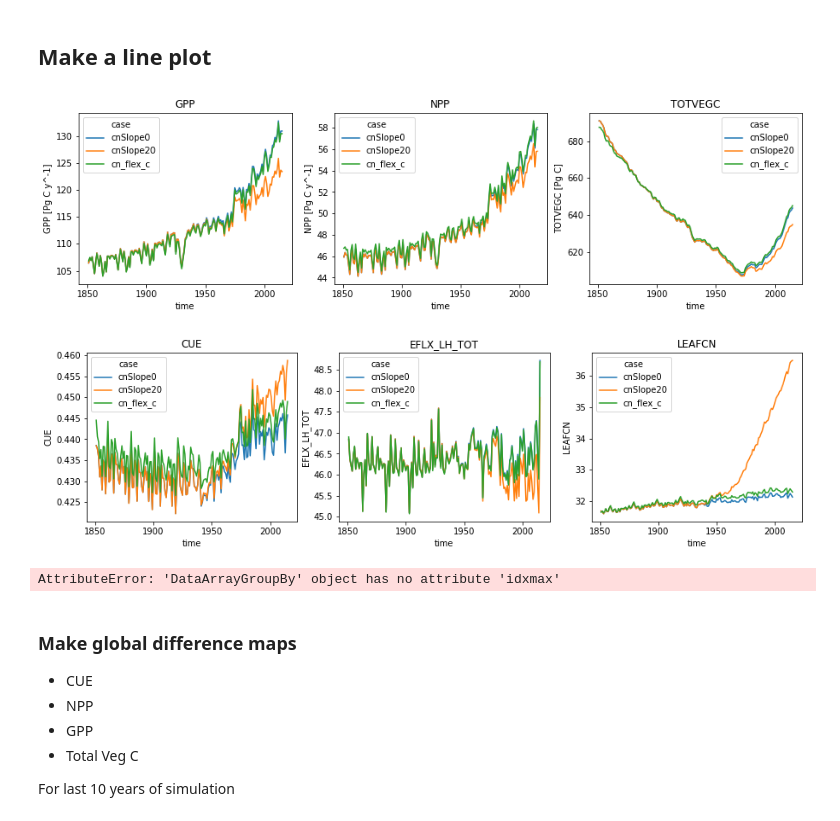
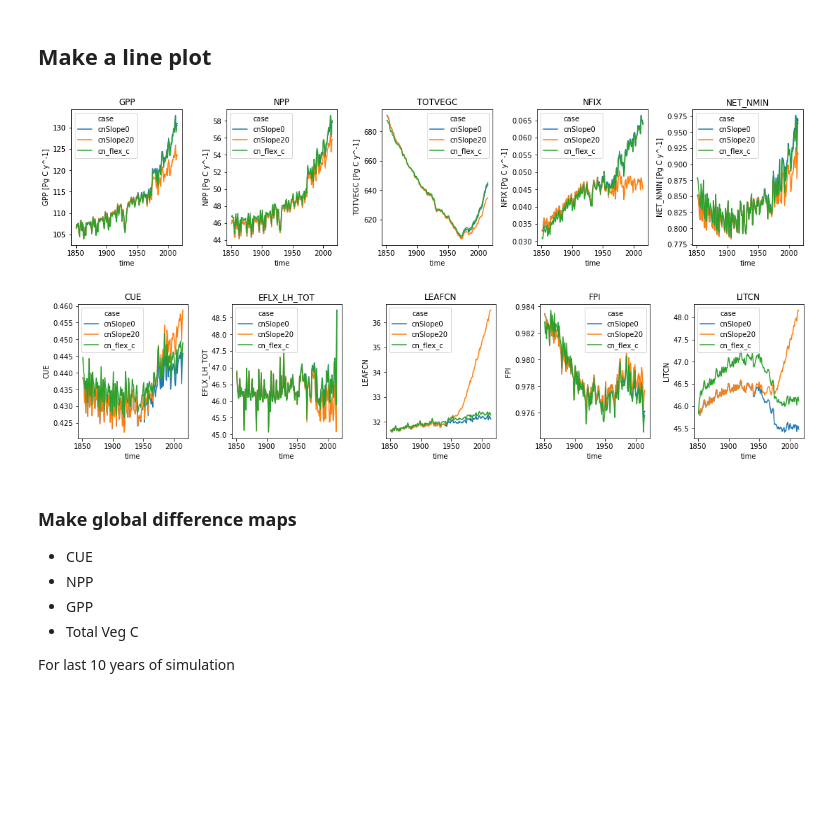
Before and after one commit to emhauser/Foliar-Stoichiometry_CO2, a Jupyter notebook: CN_CO2Global.ipynb, the cells around one changed output. Saved outputs shown, nothing was run; the diff lists cells and outputs as text; code cells hidden in the pictures; blank space fills up the shorter version.

Commit message:
Adding feedback plots

```diff
--- a/CN_CO2Global.ipynb
+++ b/CN_CO2Global.ipynb
@@ -51,7 +51,7 @@ print(fin2[0])
 ### Read in data
 # %%
 # Read in data, time and time_bounds just used for utils.time_set_mid
-var = ['NPP', 'GPP', 'LEAFCN', 'EFLX_LH_TOT', 'TOTVEGC', 'ELAI',
+var = ['NPP', 'GPP', 'LEAFCN', 'EFLX_LH_TOT', 'TOTVEGC', 'ELAI', 'TOTLITC','TOTLITN','FPI', 'NET_NMIN', 'NFIX',
        'time', 'time_bounds']
 
 '''select the variables we want to read in'''
@@ -72,7 +72,7 @@ for i in range(len(cases)):
 
 
 ds = ds.assign_coords(case=("case", caseShort))
-ds = ds[['NPP', 'GPP', 'LEAFCN', 'EFLX_LH_TOT', 'TOTVEGC', 'ELAI']]
+ds = ds[['NPP', 'GPP', 'LEAFCN', 'EFLX_LH_TOT', 'TOTVEGC', 'ELAI', 'TOTLITC','TOTLITN','NET_NMIN','FPI', 'NFIX']]
 #ds = ds.load()  # this may make things really slow now, but hopefully faster later on
-ds.NPP
+ds
 # %% [output]
@@ -117,7 +108,7 @@ unknown
 # %%
 spy = 365 * 24 * 3600               # Convert  to annual fluxes (gC/m2/y), from gc/m2/s
 dsAnn = ds.apply(utils.weighted_annual_mean)
-fluxes = ['GPP', 'NPP']
+fluxes = ['GPP', 'NPP', 'NFIX', 'NET_NMIN']
 for i in range(len(fluxes)):
     dsAnn[fluxes[i]] = dsAnn[fluxes[i]] * spy
 
@@ -191,0 +160,5 @@ array([0.45414919, 0.45415849, 0.45937855])
+# %%
+dsAnn['LITCN'] = dsAnn.TOTLITC / dsAnn.TOTLITN
+#dsAnn.TOTMICN.values
+dsAnn.LITCN.isel(time=0, case=0).plot(robust=True)
+dsAnn.LITCN.mean(['lat', 'lon']).isel(time=10).values
@@ -221,11 +197,13 @@ ann_glob = (dsAnn * landUp).sum(dim=('lat', 'lon'))
 
 ## 1 mm water = 1 kg/m2,  1e-15 for kg to Tt,  1e-15 gC to PgC,
 # convert to Pg C/y, mm to Tt
-Cvars = ['GPP','NPP','TOTVEGC']
+Cvars = ['GPP','NPP','TOTVEGC', 'NFIX', 'NET_NMIN']
 for i in range(len(Cvars)):
     ann_glob[Cvars[i]] = ann_glob[Cvars[i]] * 1e-15
     if Cvars[i] == 'TOTVEGC':
         ann_glob[Cvars[i]].attrs['units'] = 'Pg C'
+    if Cvars[i] == ['NFIX', 'NET_NMIN']:
+        ann_glob[Cvars[i]].attrs['units'] = 'Pg N'
     else:
         ann_glob[Cvars[i]].attrs['units'] = 'Pg C y^-1'
 
@@ -236,25 +214,37 @@ ann_Awgt = (dsAnn * area_wgt).sum(dim=('lat', 'lon'))
 # %%
 #quick plot , the `;` on the last line supresses text after executing the cell
 vars = ['GPP', 'NPP', 'TOTVEGC', 'CUE', 'EFLX_LH_TOT', 'LEAFCN']
-globVars = ['GPP', 'NPP', 'TOTVEGC']
-vars2 = ['CUE', 'EFLX_LH_TOT', 'LEAFCN']
+globVars = ['GPP', 'NPP', 'TOTVEGC', 'NFIX', 'NET_NMIN']
+vars2 = ['CUE', 'EFLX_LH_TOT', 'LEAFCN', 'FPI', 'LITCN']
 
-plt.figure(figsize=(15,8))
-for i in range(3):
-    plt.subplot(2,3,1+i)
+plt.figure(figsize=(18,8))
+for i in range(5):
+    plt.subplot(2,5,1+i)
     ann_glob.get(globVars[i]).plot(hue='case')
-    plt.title(globVars[i]);
+    plt.title(globVars[i])
+    plt.subplots_adjust(left=0.1,
+                    bottom=0.1,
+                    right=0.9,
+                    top=0.9,
+                    wspace=0.4,
+                    hspace=0.4);
 
-plt.figure(figsize=(15,8))
-for i in range(3):
-    plt.subplot(2,3,1+i)
+plt.figure(figsize=(18,8))
+for i in range(5):
+    plt.subplot(2,5,1+i)
     ann_Awgt.get(vars2[i]).plot(hue='case')
-    plt.title(vars2[i]);
+    plt.title(vars2[i])
+    plt.subplots_adjust(left=0.1,
+                    bottom=0.1,
+                    right=0.9,
+                    top=0.9,
+                    wspace=0.4,
+                    hspace=0.4);
 
 
 
 # plt.subplot(232)
 # ann_glob.NPP.plot(hue='case')
 # %% [output]
-[figure, old version]
+[figure, new version]
-[figure, old version]
+[figure, new version]
@@ -263,7 +251,5 @@ for i in range(3):
 # %%
-ds.ELAI.where(ds.GPP.groupby('time.year').idxmax('time'))
+#ds.ELAI.where(ds.GPP.groupby('time.year').idxmax('time'))
-# %% [output]
-AttributeError: 'DataArrayGroupBy' object has no attribute 'idxmax'
 # %% [markdown]
 ### Make global difference maps
  - CUE
```
Also changed, not shown: parts of 6 cells of this notebook.
